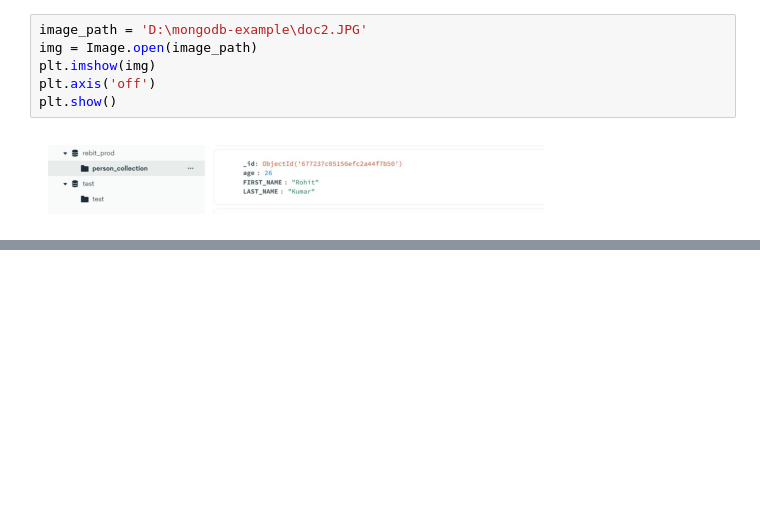
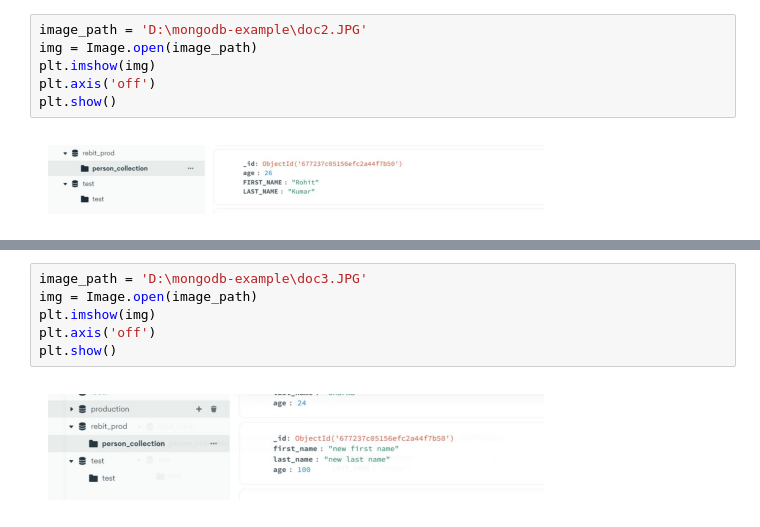
Before and after one commit to SetuAI/mongodb-example, a Jupyter notebook: connection1.ipynb, the cells around one changed output, grey strips where cells are left out. Cells and saved outputs as stored; diff of their text form; blank space fills up the shorter version.

```diff
--- a/connection1.ipynb
+++ b/connection1.ipynb
@@ -365,0 +383,8 @@ plt.show()
+# %%
+image_path = 'D:\mongodb-example\doc3.JPG'
+img = Image.open(image_path)
+plt.imshow(img)
+plt.axis('off')
+plt.show()
+# %% [output]
+[figure, added]
```
Also changed, not shown: parts of 2 cells of this notebook.
